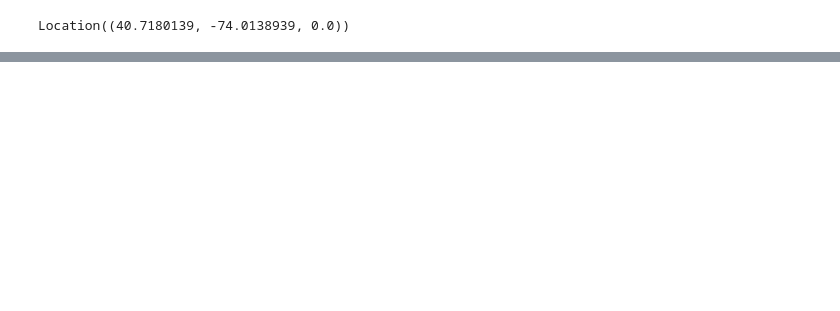
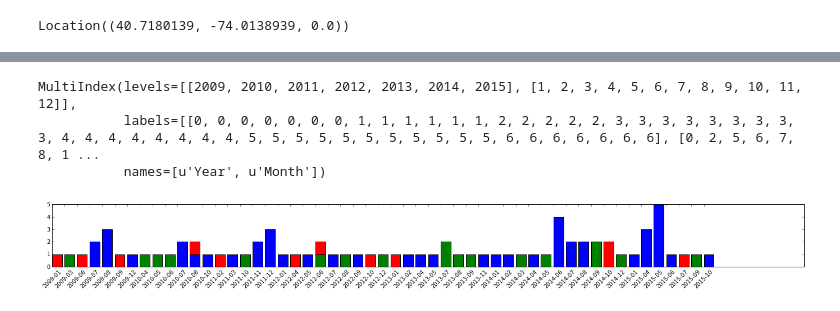
Before and after one commit to crosscompute/analytical-tutorials, a Jupyter notebook: spatiotemporal-analysis/20151217-X-experiment.ipynb, the cells around one changed output, grey strips where cells are left out. Drawn from its saved outputs; the diff is of its cells as text; code cells hidden in the pictures; blank space fills up the shorter version.

```diff
--- a/spatiotemporal-analysis/20151217-X-experiment.ipynb
+++ b/spatiotemporal-analysis/20151217-X-experiment.ipynb
@@ -207,0 +204,4 @@ from pysal.cg.kdtree import Arc_KDTree
+# %%
+# Generate histogram
+indices = tree.query_ball_point((x.longitude, x.latitude), r=200)
+len(indices)
@@ -207,0 +222,3 @@ from pysal.cg.kdtree import Arc_KDTree
+# %%
+selected_nyc_traffic_injuries_table = nyc_traffic_injuries_table.ix[indices]
+len(selected_nyc_traffic_injuries_table)
@@ -207,0 +288,6 @@ from pysal.cg.kdtree import Arc_KDTree
+# %%
+grouped_nyc_traffic_injuries = sorted_nyc_traffic_injuries.groupby(['Year', 'Month']).aggregate({
+    'Pedestrian Injury Count': np.sum,
+    'Bike Injury Count': np.sum,
+    'Motor Vehicle Occupant Injury Count': np.sum})
+grouped_nyc_traffic_injuries[:3]
@@ -207,0 +300,18 @@ from pysal.cg.kdtree import Arc_KDTree
+# %%
+grouped_nyc_traffic_injuries.index
+# %% [output]
+MultiIndex(levels=[[2009, 2010, 2011, 2012, 2013, 2014, 2015], [1, 2, 3, 4, 5, 6, 7, 8, 9, 10, 11, 12]],
+           labels=[[0, 0, 0, 0, 0, 0, 0, 1, 1, 1, 1, 1, 1, 2, 2, 2, 2, 2, 3, 3, 3, 3, 3, 3, 3, 3, 3, 4, 4, 4, 4, 4, 4, 4, 4, 5, 5, 5, 5, 5, 5, 5, 5, 5, 5, 5, 6, 6, 6, 6, 6, 6, 6], [0, 2, 5, 6, 7, 8, 1 ...
+           names=[u'Year', u'Month'])
+# %%
+# Make month histogram based on total injury count
+fig = plt.figure(figsize=(24, 2))
+ax = plt.subplot(111)
+xs = ['%d-%02d' % x for x in grouped_nyc_traffic_injuries.index]
+ax.bar(range(len(xs)), grouped_nyc_traffic_injuries['Pedestrian Injury Count'].values, color='r')
+ax.bar(range(len(xs)), grouped_nyc_traffic_injuries['Bike Injury Count'].values, color='g')
+ax.bar(range(len(xs)), grouped_nyc_traffic_injuries['Motor Vehicle Occupant Injury Count'].values, color='b')
+ax.set_xticks(np.arange(len(xs)))
+ax.set_xticklabels(xs, rotation=45);
+# %% [output]
+[figure, added]
```
Also changed, not shown: parts of 90 cells of this notebook, 1 other file.
